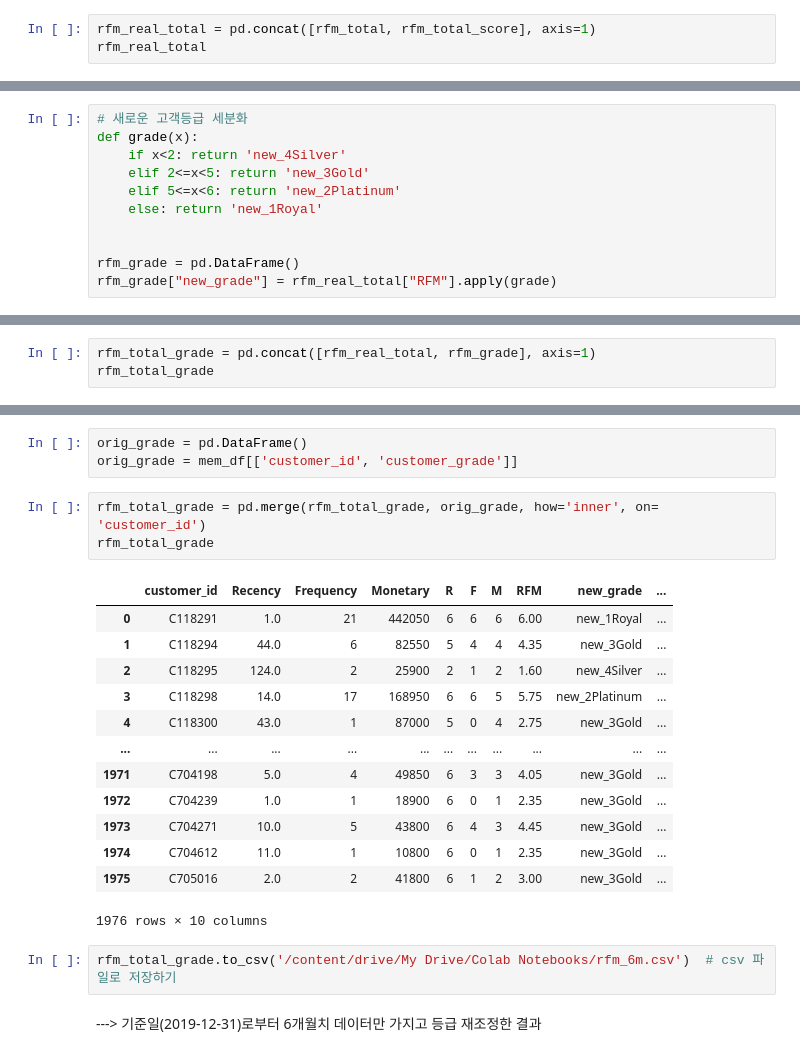
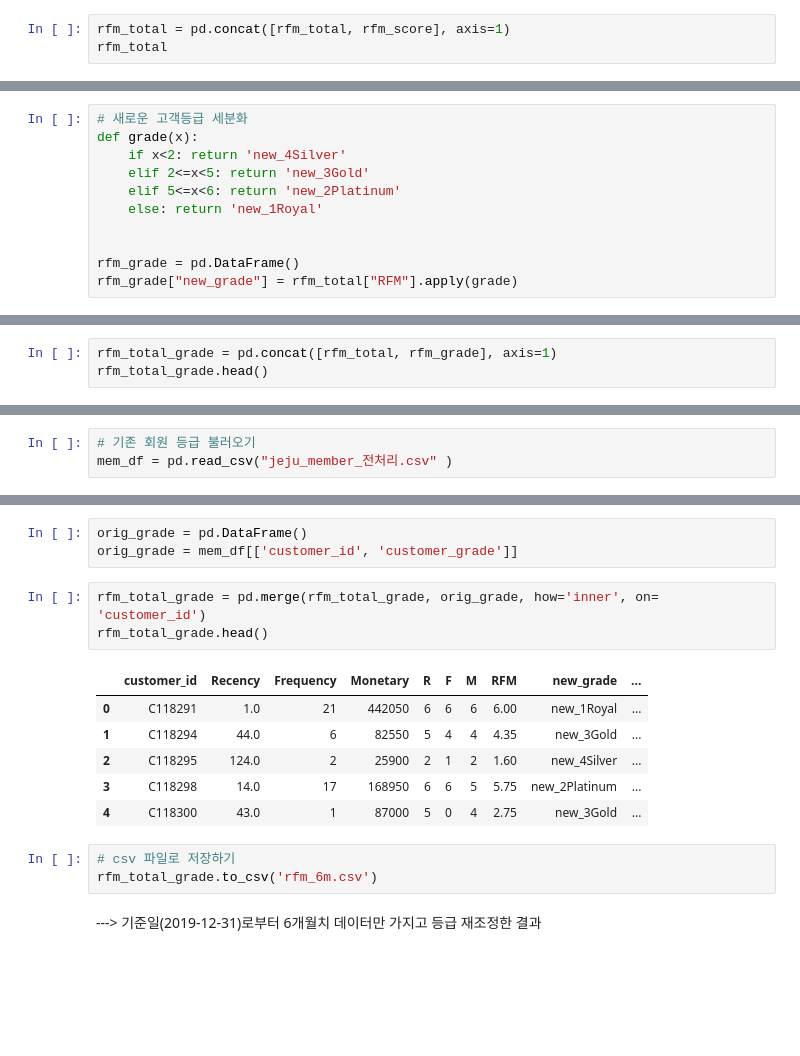
Before and after one commit to seulayoon/Bigdata-Proj-RFM, a Jupyter notebook: RFM_analysis.ipynb, the cells around one changed output, grey strips where cells are left out. Drawn from its saved outputs; the diff is of its cells as text; blank space fills up the shorter version.

```diff
--- a/RFM_analysis.ipynb
+++ b/RFM_analysis.ipynb
@@ -176,6 +182,6 @@ rfm_total_score
 # %%
-rfm_real_total = pd.concat([rfm_total, rfm_total_score], axis=1)
-rfm_real_total
+rfm_total = pd.concat([rfm_total, rfm_score], axis=1)
+rfm_total
 # %% [output]
 |  | customer_id | Recency | Frequency | Monetary | R | F | M | RFM |
 | 0 | C118291 | 1.0 | 21 | 442050 | 6 | 6 | 6 | 6.00 |
@@ -286,5 +264,5 @@ def grade(x):
 
 
 rfm_grade = pd.DataFrame()
-rfm_grade["new_grade"] = rfm_real_total["RFM"].apply(grade)
+rfm_grade["new_grade"] = rfm_total["RFM"].apply(grade)
 # %%
@@ -306,6 +277,6 @@ rfm_grade
 # %%
-rfm_total_grade = pd.concat([rfm_real_total, rfm_grade], axis=1)
-rfm_total_grade
+rfm_total_grade = pd.concat([rfm_total, rfm_grade], axis=1)
+rfm_total_grade.head()
 # %% [output]
 |  | customer_id | Recency | Frequency | Monetary | R | F | M | RFM | new_grade |
 | 0 | C118291 | 1.0 | 21 | 442050 | 6 | 6 | 6 | 6.00 | new_1Royal |
@@ -325,3 +287,6 @@ mem_df = pd.read_csv("/content/drive/My Drive/Colab Notebooks/jeju_member_전처
+# %%
+# 기존 회원 등급 불러오기
+mem_df = pd.read_csv("jeju_member_전처리.csv" )
 # %%
 mem_df.drop('Unnamed: 0', axis=1)
 # %% [output]
@@ -343,23 +308,17 @@ orig_grade = pd.DataFrame()
 orig_grade = mem_df[['customer_id', 'customer_grade']]
 # %%
 rfm_total_grade = pd.merge(rfm_total_grade, orig_grade, how='inner', on= 'customer_id')
-rfm_total_grade
+rfm_total_grade.head()
 # %% [output]
 |  | customer_id | Recency | Frequency | Monetary | R | F | M | RFM | new_grade | ... |
 | 0 | C118291 | 1.0 | 21 | 442050 | 6 | 6 | 6 | 6.00 | new_1Royal | ... |
 | 1 | C118294 | 44.0 | 6 | 82550 | 5 | 4 | 4 | 4.35 | new_3Gold | ... |
 | 2 | C118295 | 124.0 | 2 | 25900 | 2 | 1 | 2 | 1.60 | new_4Silver | ... |
 | 3 | C118298 | 14.0 | 17 | 168950 | 6 | 6 | 5 | 5.75 | new_2Platinum | ... |
 | 4 | C118300 | 43.0 | 1 | 87000 | 5 | 0 | 4 | 2.75 | new_3Gold | ... |
-| ... | ... | ... | ... | ... | ... | ... | ... | ... | ... | ... |
-| 1971 | C704198 | 5.0 | 4 | 49850 | 6 | 3 | 3 | 4.05 | new_3Gold | ... |
-| 1972 | C704239 | 1.0 | 1 | 18900 | 6 | 0 | 1 | 2.35 | new_3Gold | ... |
-| 1973 | C704271 | 10.0 | 5 | 43800 | 6 | 4 | 3 | 4.45 | new_3Gold | ... |
-| 1974 | C704612 | 11.0 | 1 | 10800 | 6 | 0 | 1 | 2.35 | new_3Gold | ... |
-| 1975 | C705016 | 2.0 | 2 | 41800 | 6 | 1 | 2 | 3.00 | new_3Gold | ... |
-1976 rows × 10 columns
-# %%
-rfm_total_grade.to_csv('/content/drive/My Drive/Colab Notebooks/rfm_6m.csv')  # csv 파일로 저장하기
+# %%
+# csv 파일로 저장하기
+rfm_total_grade.to_csv('rfm_6m.csv')
 # %% [markdown]
 ---> 기준일(2019-12-31)로부터 6개월치 데이터만 가지고 등급 재조정한 결과
 # %%
```
Also changed, not shown: parts of 33 cells of this notebook.
